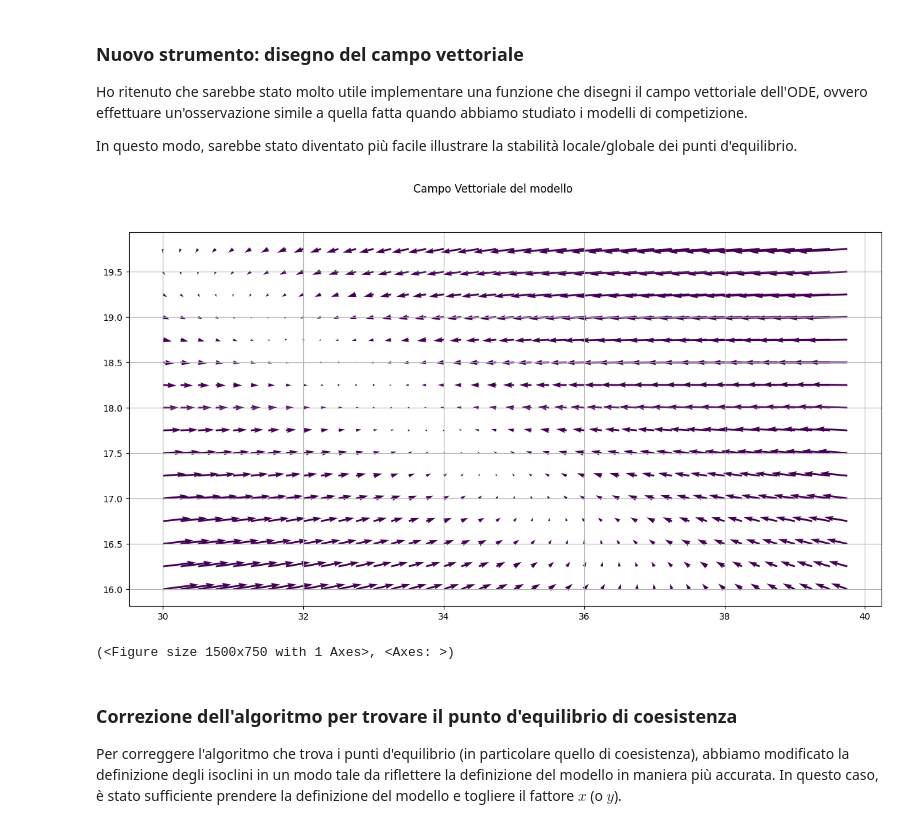
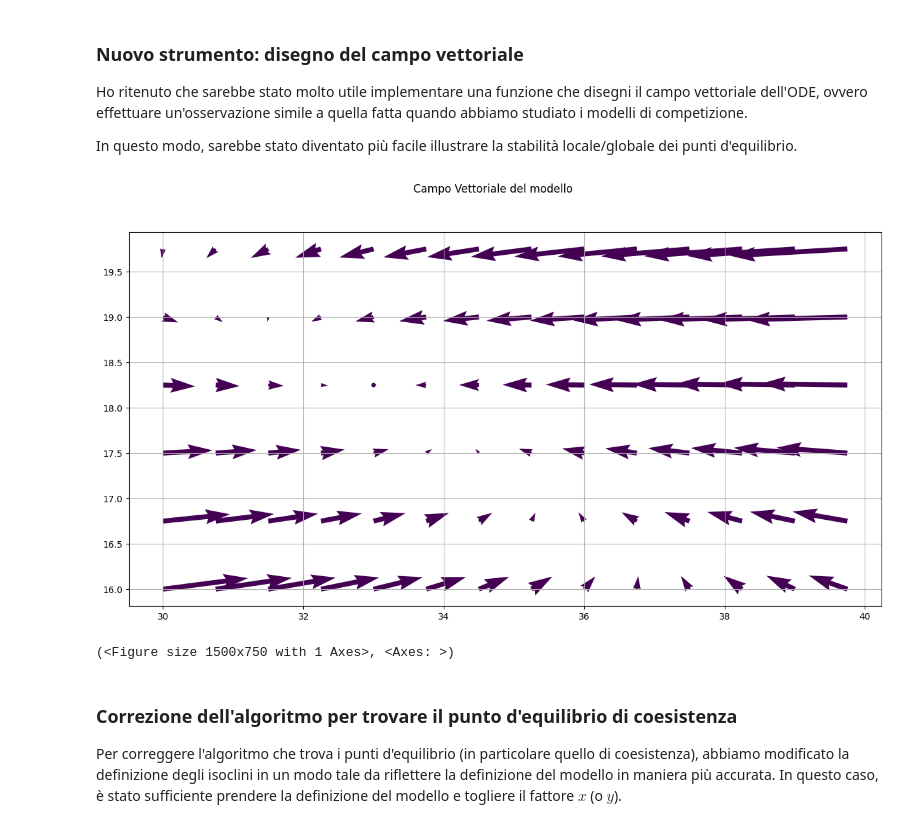
Before and after one commit to OdinMeng/AIDA-UNIVERSITY-NOTES-2025-2026, a Jupyter notebook: Complex Systems/project/Project_CS_SM3201466.ipynb, the cells around one changed output. Cells and saved outputs as stored; diff of their text form; code cells hidden in the pictures.

```diff
--- a/Complex Systems/project/Project_CS_SM3201466.ipynb
+++ b/Complex Systems/project/Project_CS_SM3201466.ipynb
@@ -758,23 +759,23 @@ def plot_vector_field(r, beta, e, k, eps, f, m, alpha, theta, a, d, sigma, psi,
 # %%
 parameters = {
     'r': 2,
     'beta': 0.5,
     'e': 0.4,
     'k': 0.03,
     'eps': 0.01,
     'f': 0.03,
     'm': 0.1,
     'alpha': 0.00003,
     'theta': 0.00002,
     'a': 0.02,
     'd': 0.00002,
     'sigma': 0.5,
     'psi': 0.01,
 }
 
-plot_vector_field(xlim = (30.0, 40.0), ylim = (16.0, 20.0), delta=0.25, **parameters)
+plot_vector_field(xlim = (30.0, 40.0), ylim = (16.0, 20.0), delta=0.75, **parameters)
 # %% [output]
-[figure, old version]
+[figure, new version]
 (<Figure size 1500x750 with 1 Axes>, <Axes: >)
 # %% [markdown]
 ### Correzione dell'algoritmo per trovare il punto d'equilibrio di coesistenza
```
Also changed, not shown: parts of 3 cells of this notebook, 1 other file.
